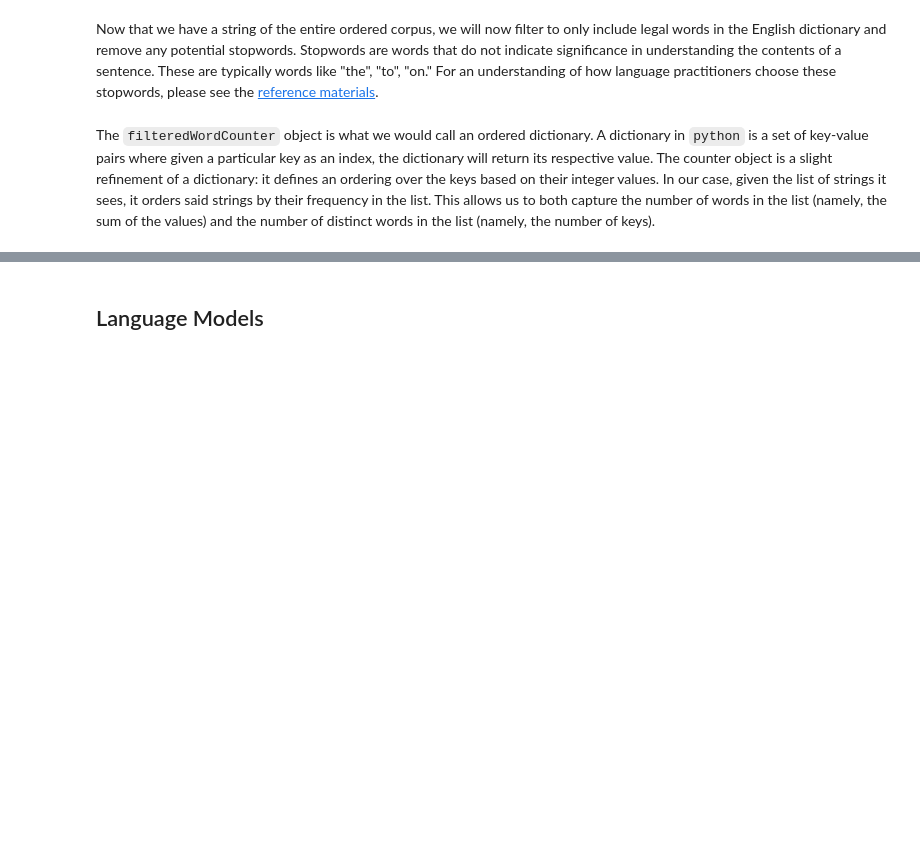
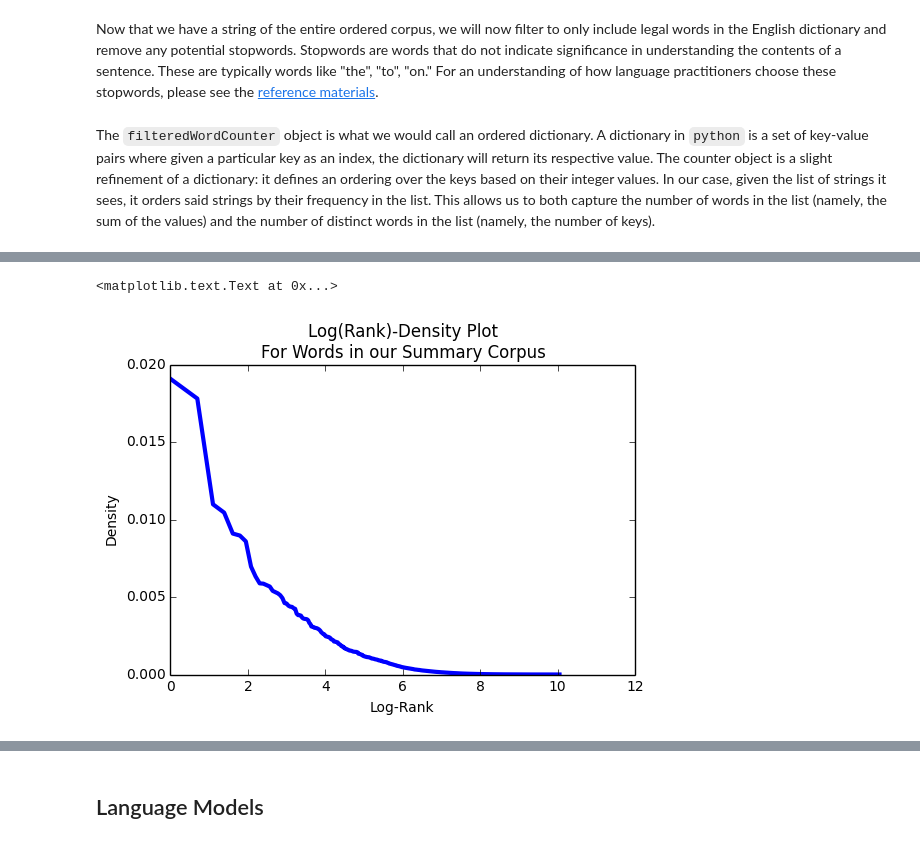
Before and after one commit to PLBMR/cmuDSCWorkshopNotebooks, a Jupyter notebook: practicalNLPWorkshop.ipynb, the cells around one changed output, grey strips where cells are left out. Drawn from its saved outputs; the diff is of its cells as text; code cells hidden in the pictures; blank space fills up the shorter version.

```diff
--- a/practicalNLPWorkshop.ipynb
+++ b/practicalNLPWorkshop.ipynb
@@ -276,0 +307,21 @@ We see that we have {{numNonDistinctWords}} non-distinct words that occur in our
+# %%
+import matplotlib.pyplot as plt #for plotting
+#for inline plotting with Jupyter notebook
+%matplotlib inline
+import numpy as np #for some mathematical features
+#make series of word frequency ordered by most common words
+wordFrequencyFrame = pd.DataFrame(filteredWordCounter.most_common(),
+                                  columns = ["Word","Frequency"])
+wordFrequencyFrame["Density"] = (wordFrequencyFrame["Frequency"] /
+                                    sum(wordFrequencyFrame["Frequency"]))
+#then plot rank-density plot
+#for the sake of easier visuals, we will log the rank
+desiredLineWidth = 3
+plt.plot(np.log(wordFrequencyFrame.index+1),wordFrequencyFrame["Density"],
+         lw = desiredLineWidth)
+plt.xlabel("Log-Rank")
+plt.ylabel("Density")
+plt.title("Log(Rank)-Density Plot\nFor Words in our Summary Corpus")
+# %% [output]
+<matplotlib.text.Text at 0x...>
+[figure, added]
```
Also changed, not shown: parts of 25 cells of this notebook, 1 other file.
